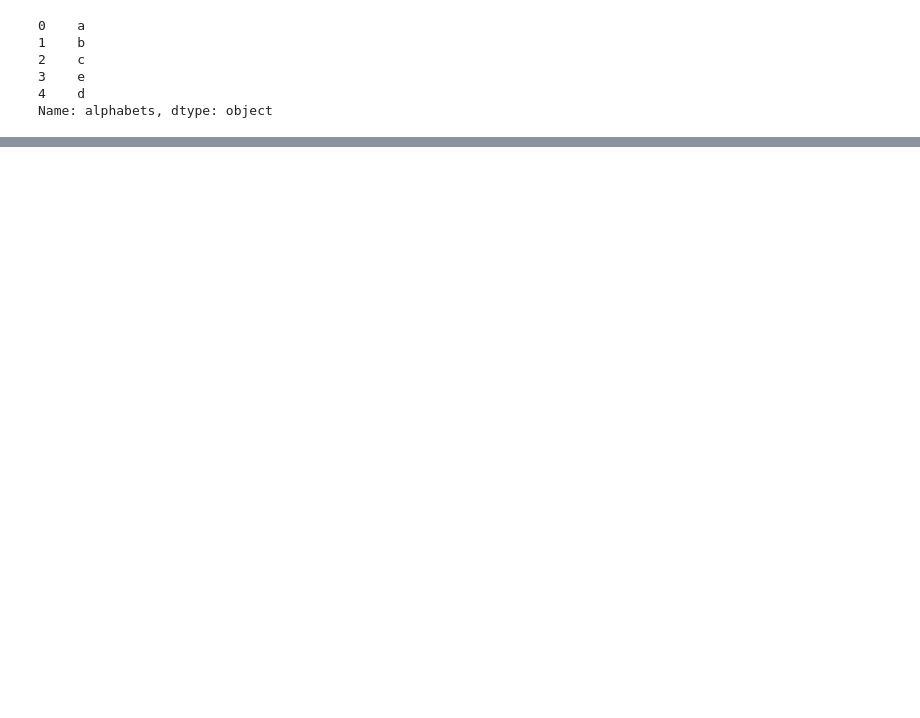
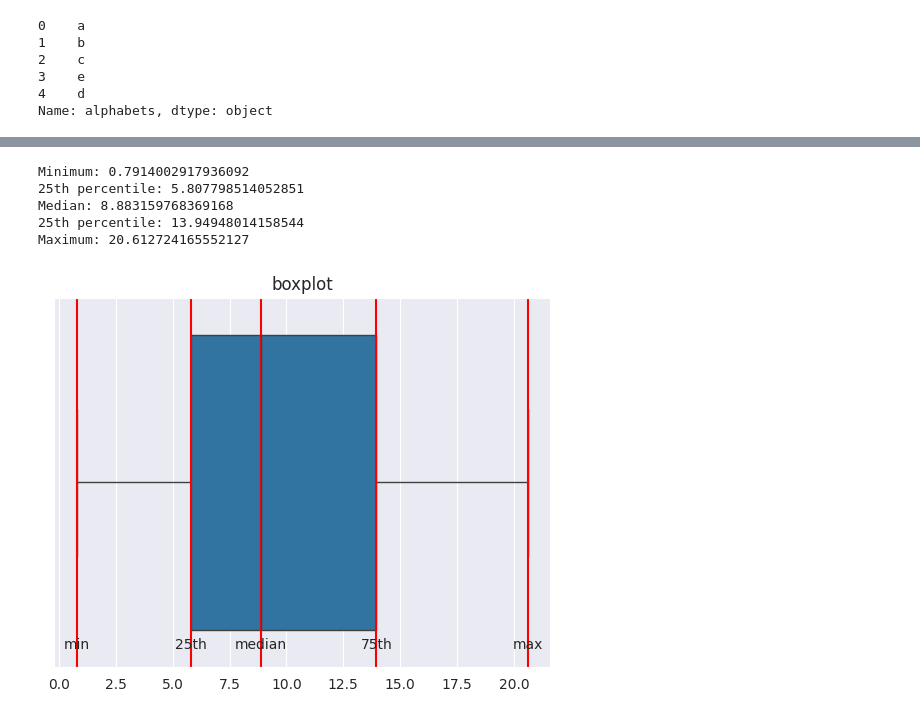
Before and after one commit to OdincovMD/101-pandas, a Jupyter notebook: solutions.ipynb, the cells around one changed output, grey strips where cells are left out. Cells and saved outputs as stored; diff of their text form; code cells hidden in the pictures; blank space fills up the shorter version.

```diff
--- a/solutions.ipynb
+++ b/solutions.ipynb
@@ -104,0 +169,37 @@ Name: alphabets, dtype: object
+# %%
+ser = pd.Series(np.random.normal(10, 5, 25))
+
+print(f"Minimum: {ser.min()}")
+print(f"25th percentile: {ser.quantile(0.25)}")
+print(f"Median: {ser.median()}")
+print(f"25th percentile: {ser.quantile(0.75)}")
+print(f"Maximum: {ser.max()}")
+
+import seaborn as sns
+import matplotlib.pyplot as plt
+
+sns.set_style("darkgrid")
+sns.boxplot(ser, orient="h")
+
+lines = {
+    "min": ser.min(),
+    "25th": ser.quantile(0.25),
+    "median": ser.median(),
+    "75th": ser.quantile(0.75),
+    "max": ser.max()
+}
+
+# Добавление вертикальных линий и текста
+for label, value in lines.items():
+    plt.axvline(value, color="red")
+    plt.text(value, 0.45, label, ha='center')
+
+plt.title("boxplot")
+plt.show()
+# %% [output]
+Minimum: 0.7914002917936092
+25th percentile: 5.807798514052851
+Median: 8.883159768369168
+25th percentile: 13.94948014158544
+Maximum: 20.612724165552127
+[figure, added]
```
Also changed, not shown: parts of 44 cells of this notebook.
